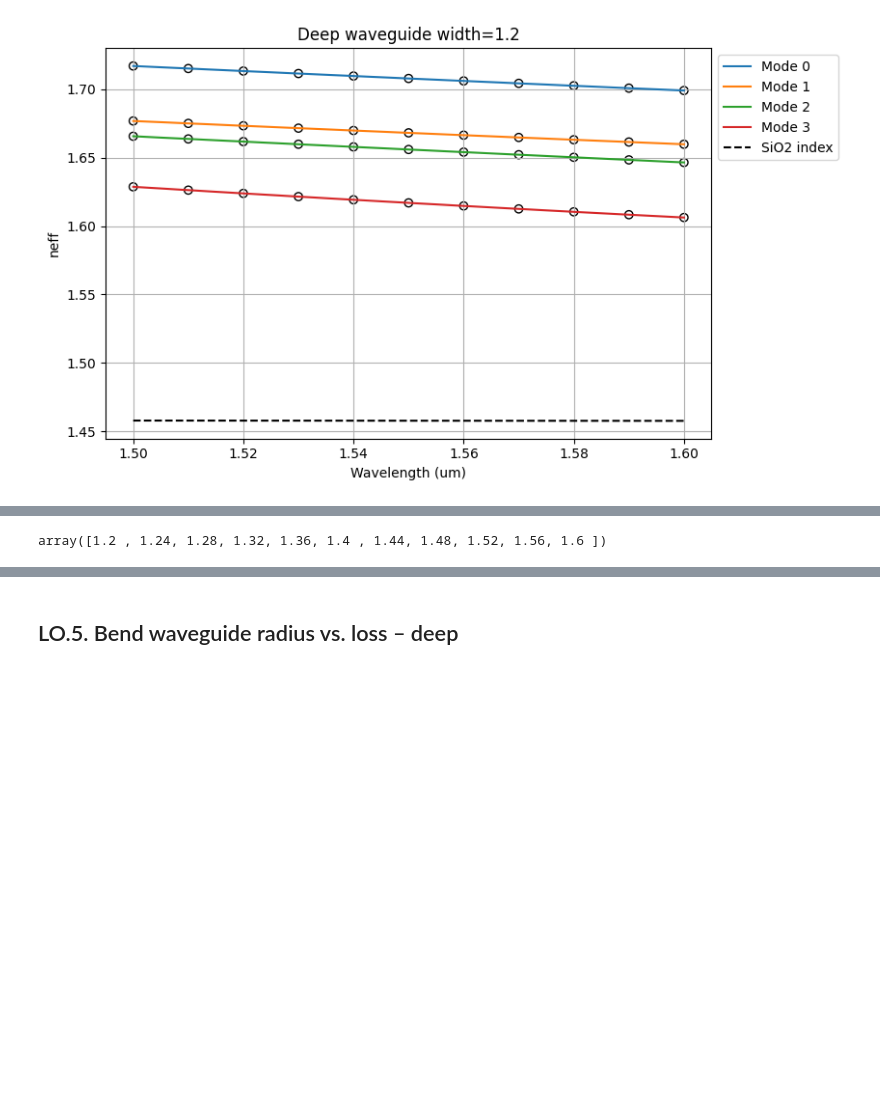
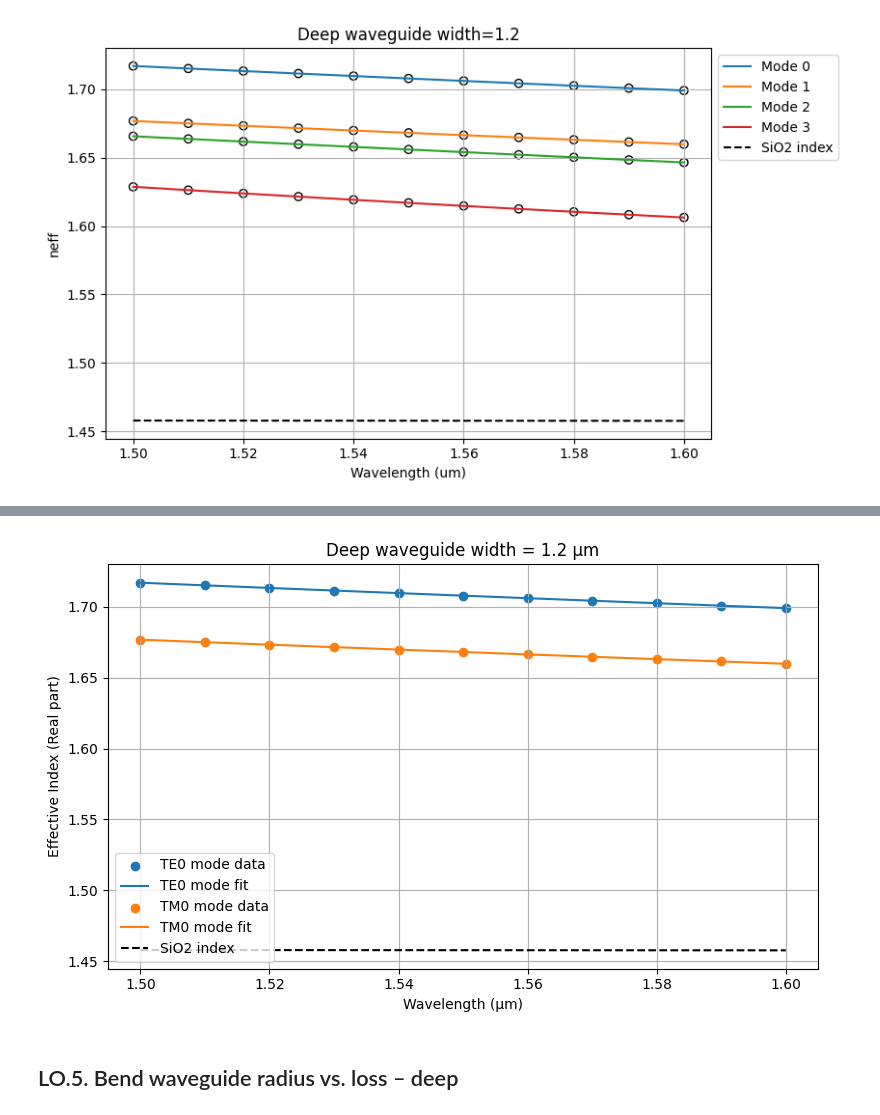
Before and after one commit to Ruba18-Code/pdk_UPVfab_v2, a Jupyter notebook: training/IPSP/Lab1/010_WAVEGUIDES_v2025_Student.ipynb, the cells around one changed output, grey strips where cells are left out. Saved outputs shown, nothing was run; the diff lists cells and outputs as text; code cells hidden in the pictures; blank space fills up the shorter version.

```diff
--- a/training/IPSP/Lab1/010_WAVEGUIDES_v2025_Student.ipynb
+++ b/training/IPSP/Lab1/010_WAVEGUIDES_v2025_Student.ipynb
@@ -410,5 +345,74 @@ Polynomial coefficients: [ 0.0676688 -2.57844370e-05j -0.37996923+9.86782532e-05
-# %%
-neff_mode0
-wavelength
-# %% [output]
-array([1.2 , 1.24, 1.28, 1.32, 1.36, 1.4 , 1.44, 1.48, 1.52, 1.56, 1.6 ])
+# %%
+import numpy as np
+import matplotlib.pyplot as plt
+
+print(res_te, res_tm)
+
+num_modes = 2
+mode_titles = ["TE0 mode", "TM0 mode"]
+
+# Use wavelength in micrometers for fitting
+l_0_um = wavelength[len(wavelength) // 2]  # Reference wavelength in microns
+
+neff_list = []
+ng_list = []
+D_list = []
+
+plt.figure(figsize=(8, 5))
+
+for i in range(num_modes):
+    y_real = np.real(res_neff[:, i])
+    x_shifted_um = wavelength - l_0_um  # Shift wavelength
+
+    # Fit 2nd degree polynomial in microns
+    coefficients = np.polyfit(x_shifted_um, y_real, 2)
+    poly = np.poly1d(coefficients)
+    dpoly = poly.deriv()
+
+    # Extract parameters at lambda_0 (x=0)
+    n1 = poly(0)               # n_eff at λ_0
+    dn_dlambda_um = dpoly(0)   # derivative w.r.t microns at λ_0
+
+    # Group index calculation:
+    ng = n1 - l_0_um * dn_dlambda_um
+    neff_list.append(n1)
+    ng_list.append(ng)
+
+    # Dispersion D calculation:
+    # Convert lambda units (microns) to meters for dispersion formula:
+    # D = - (2 * lambda_0 * n3) / c, lambda_0 in meters, n3 = coeff for (lambda - lambda_0)^2
+    n3 = coefficients[0]
+    lambda_0_m = l_0_um * 1e-6
+    c = 3e8
+
+    D_s2_per_m = -2 * lambda_0_m * n3 / c
+    D_list.append(D_s2_per_m)
+
+    # Convert D to ps/(nm·km) for better intuition
+    D_ps_nm_km = D_s2_per_m * 1e24
+    print(f"Mode: {mode_titles[i]}")
+    print(f"  Polynomial coefficients (n3, n2, n1): {coefficients}")
+    print(f"  neff(λ0): {n1:.6f}")
+    print(f"  ng(λ0): {ng:.6f}")
+    print(f"  D (s^2/m): {D_s2_per_m:.3e}")
+    print(f"  D (ps/(nm·km)): {D_ps_nm_km:.3f}")
+
+    # Evaluate polynomial fit for plotting
+    y_fit = poly(x_shifted_um)
+
+    # Plot data and fit (wavelength in microns)
+    plt.scatter(wavelength, y_real, label=f"{mode_titles[i]} data")
+    plt.plot(wavelength, y_fit, label=f"{mode_titles[i]} fit")
+
+plt.xlabel('Wavelength (µm)')
+plt.ylabel('Effective Index (Real part)')
+plt.title(f"Deep waveguide width = 1.2 µm")
+plt.grid(True)
+
+# Plot cladding index reference
+plt.plot(wavelength, box_index, 'k--', label='SiO2 index')
+
+plt.legend(loc='lower left')
+plt.tight_layout()
+plt.show()
+# %% [output]
@@ -415,3 +432,4 @@ array([1.2 , 1.24, 1.28, 1.32, 1.36, 1.4 , 1.44, 1.48, 1.52, 1.56, 1.6 ])
+[figure, added]
 # %% [markdown]
 ## LO.5. Bend waveguide radius vs. loss – deep
 # %% [markdown]
```
Also changed, not shown: parts of 3 cells of this notebook.
